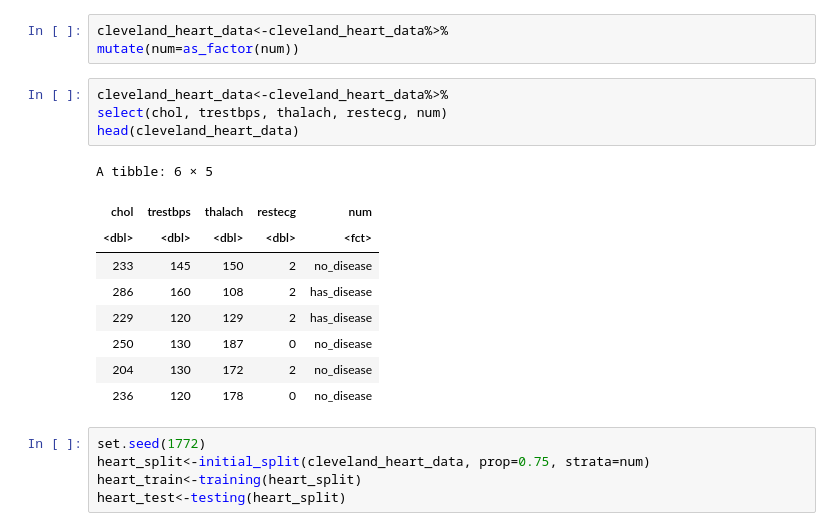
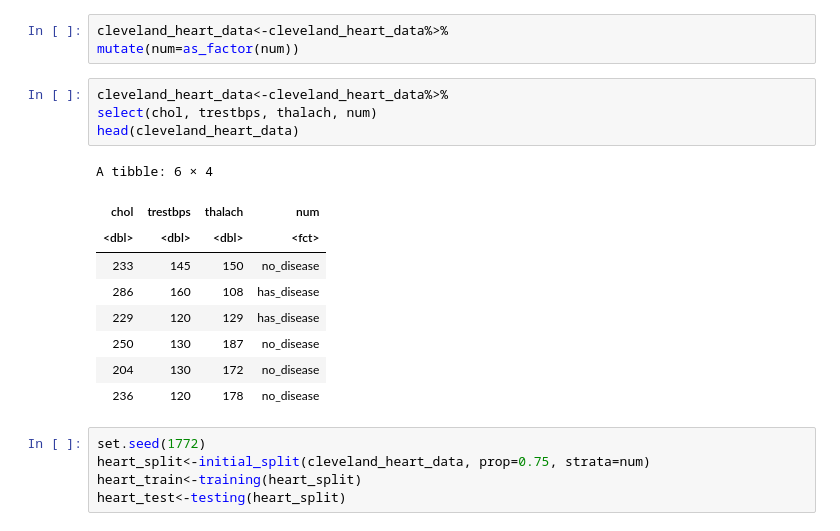
Before and after one commit to shafiquer16/DSCI-100--2021W-Group-27, a Jupyter notebook: Project Report.ipynb, the cells around one changed output. Saved outputs shown, nothing was run; the diff lists cells and outputs as text.

Commit message:
Fixed Select Fxn

```diff
--- a/Project Report.ipynb
+++ b/Project Report.ipynb
@@ -55,18 +55,18 @@ cleveland_heart_data<-cleveland_heart_data%>%
 mutate(num=as_factor(num))
 # %%
 cleveland_heart_data<-cleveland_heart_data%>%
-select(chol, trestbps, thalach, restecg, num)
+select(chol, trestbps, thalach, num)
 head(cleveland_heart_data)
 # %% [output]
-A tibble: 6 × 5
+A tibble: 6 × 4
-| chol | trestbps | thalach | restecg | num |
-| <dbl> | <dbl> | <dbl> | <dbl> | <fct> |
-| 233 | 145 | 150 | 2 | no_disease |
-| 286 | 160 | 108 | 2 | has_disease |
-| 229 | 120 | 129 | 2 | has_disease |
-| 250 | 130 | 187 | 0 | no_disease |
-| 204 | 130 | 172 | 2 | no_disease |
-| 236 | 120 | 178 | 0 | no_disease |
+| chol | trestbps | thalach | num |
+| <dbl> | <dbl> | <dbl> | <fct> |
+| 233 | 145 | 150 | no_disease |
+| 286 | 160 | 108 | has_disease |
+| 229 | 120 | 129 | has_disease |
+| 250 | 130 | 187 | no_disease |
+| 204 | 130 | 172 | no_disease |
+| 236 | 120 | 178 | no_disease |
 # %%
 set.seed(1772)
 heart_split<-initial_split(cleveland_heart_data, prop=0.75, strata=num)
```
